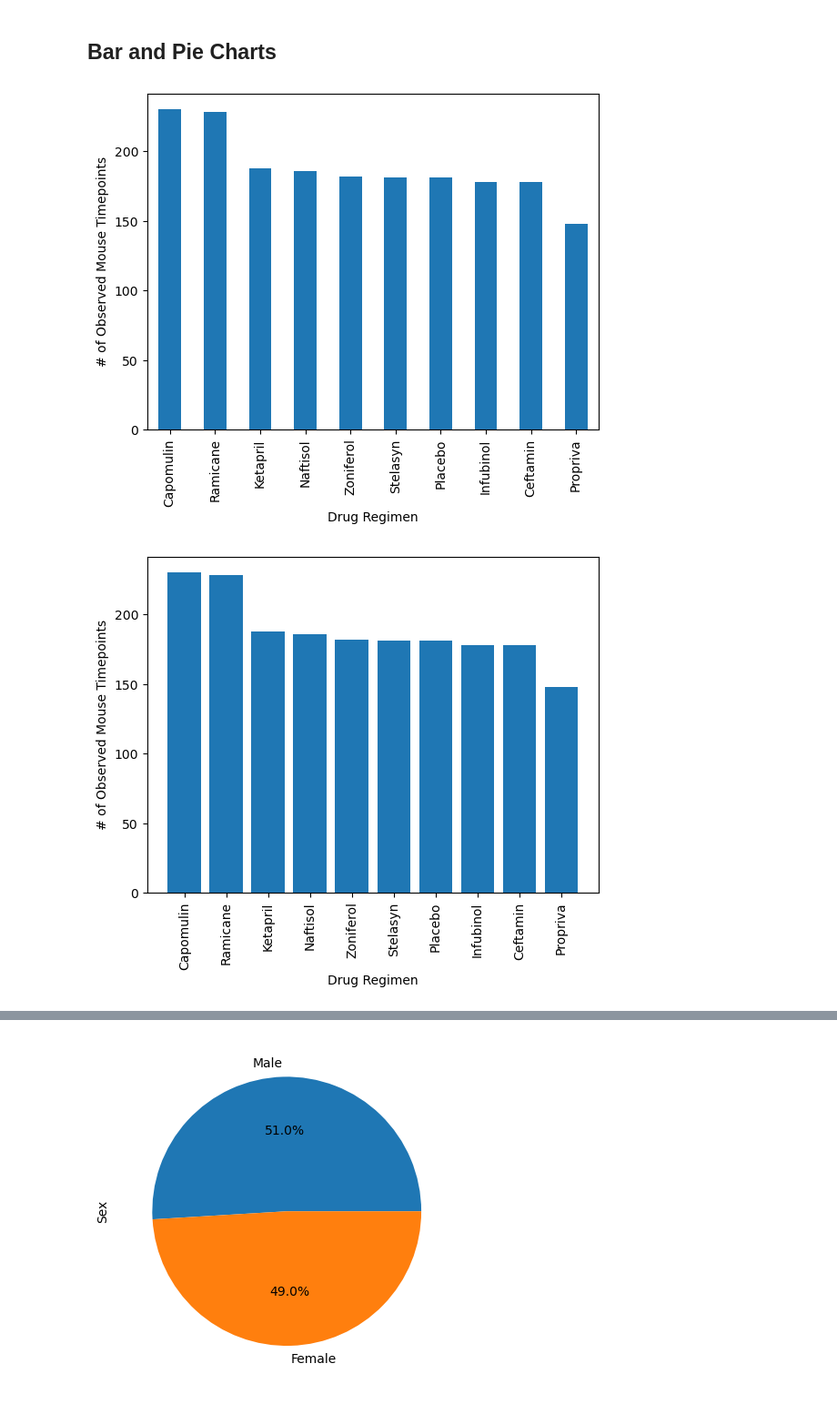
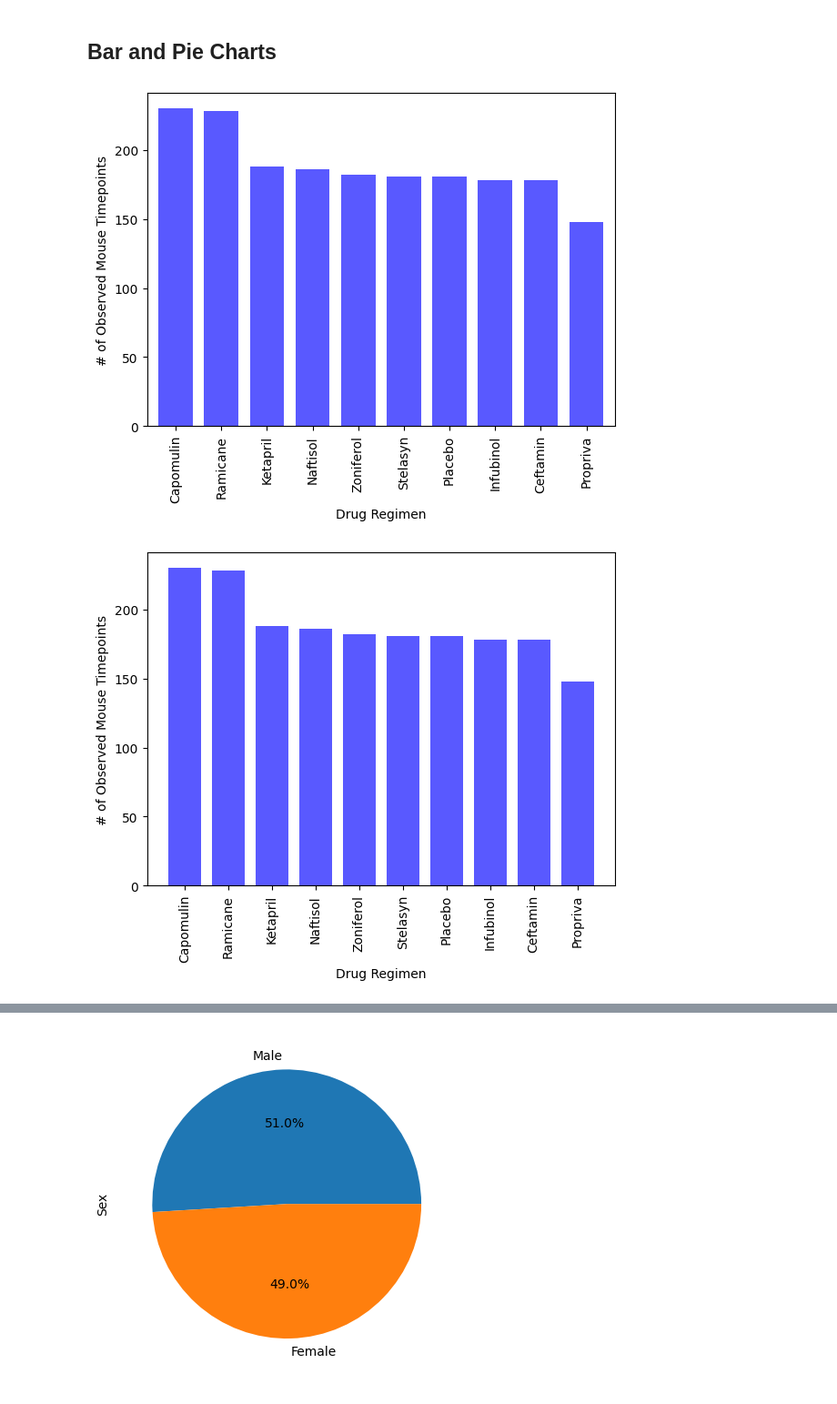
Before and after one commit to DayanaIm/pymaceuticals-challenge, a Jupyter notebook: pymaceuticals_final.ipynb, the cells around one changed output, grey strips where cells are left out. Shown at 91% size. Cells and saved outputs as stored; diff of their text form; code cells hidden in the pictures.

```diff
--- a/pymaceuticals_final.ipynb
+++ b/pymaceuticals_final.ipynb
@@ -162,11 +162,31 @@ summary_aggregation
 ## Bar and Pie Charts
 # %%
 # Generate a bar plot showing the total number of rows (Mouse ID/Timepoints) for each drug regimen using Pandas.
+
+regimen_counts = clean_data['Drug Regimen'].value_counts()
+regimen_counts.plot(kind='bar', figsize=(6, 5), color='b', alpha= 0.65, width=.75)
+
+plt.xlabel('Drug Regimen')
+plt.ylabel('# of Observed Mouse Timepoints')
+plt.tight_layout()
+plt.show()
 # %% [output]
-[figure, old version]
+[figure, new version]
 # %%
 # Generate a bar plot showing the total number of rows (Mouse ID/Timepoints) for each drug regimen using pyplot.
+
+drug_regimens = regimen_counts.index
+number_observed = regimen_counts.values
+
+plt.figure(figsize=(6, 5))
+plt.bar(drug_regimens, number_observed, color='b', alpha= 0.65, width=.75)
+
+plt.xlabel('Drug Regimen')
+plt.ylabel('# of Observed Mouse Timepoints')
+plt.xticks(rotation='vertical')
+plt.tight_layout()
+plt.show()
 # %% [output]
-[figure, old version]
+[figure, new version]
 # %%
 # Generate a pie plot showing the distribution of female versus male mice using Pandas
```
Also changed, not shown: parts of 1 cell of this notebook, 1 other file.
